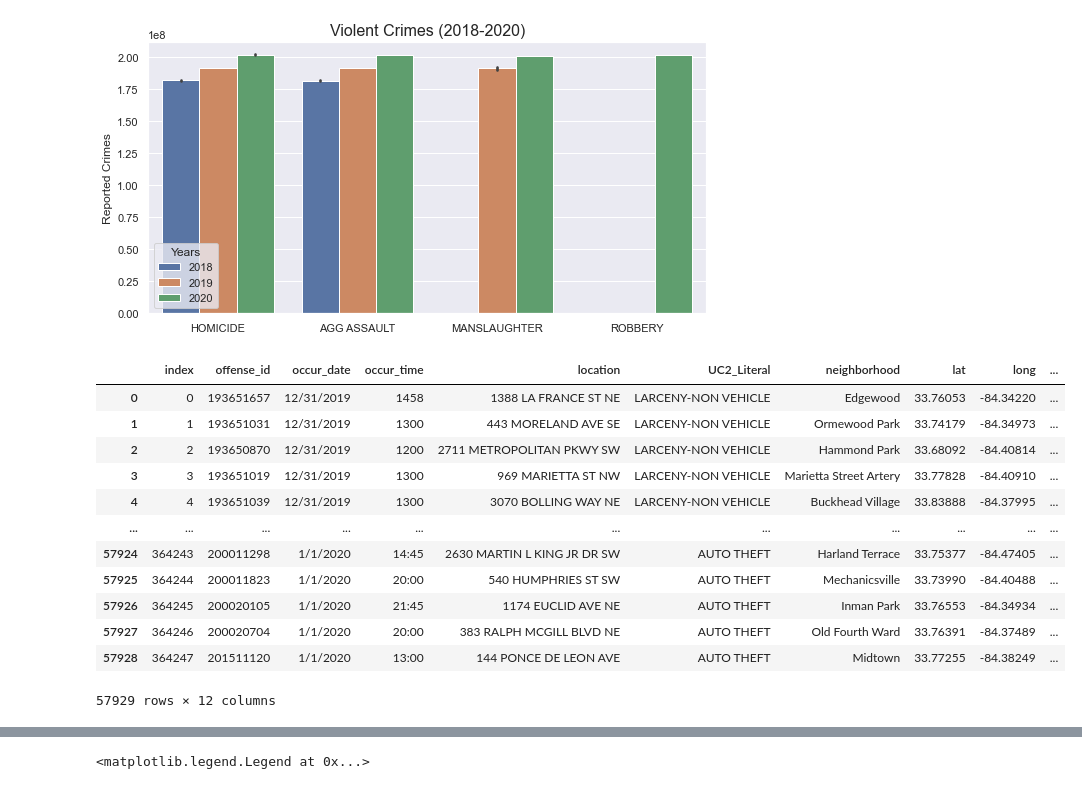
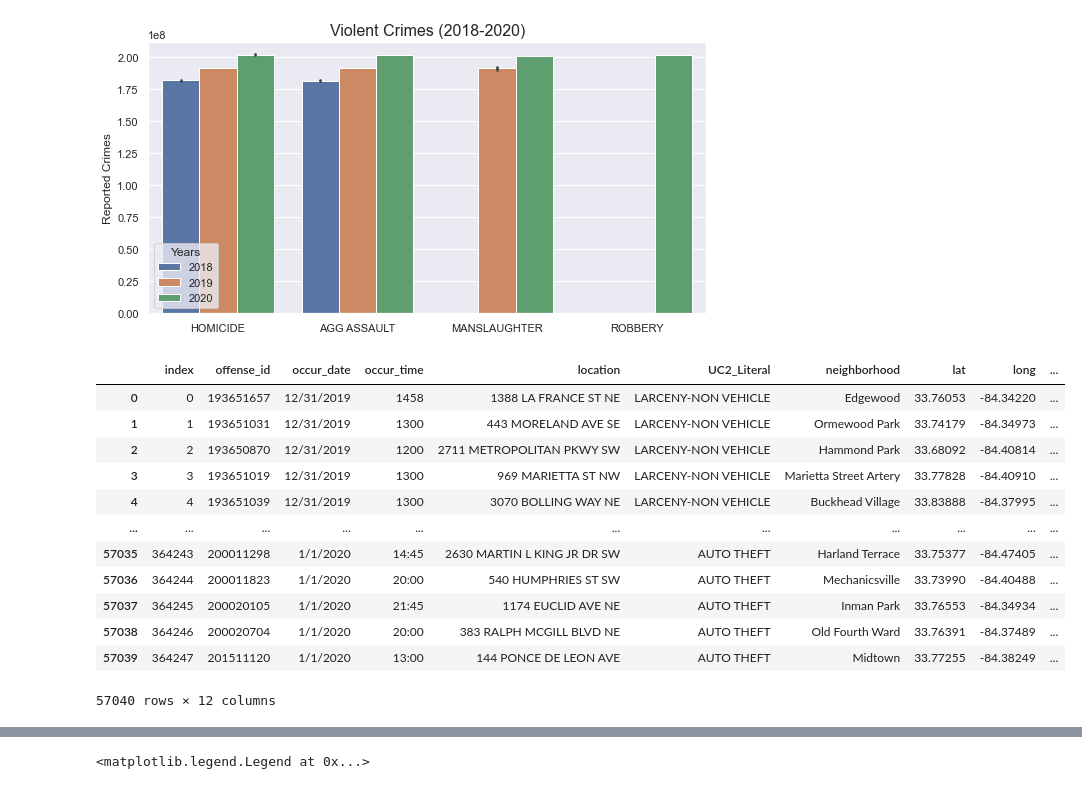
Before and after one commit to cayelsie/Crime-trends-in-Atlanta, a Jupyter notebook: JoeNewSeasons (2).ipynb, the cells around one changed output, grey strips where cells are left out. Saved outputs shown, nothing was run; the diff lists cells and outputs as text; code cells hidden in the pictures.

```diff
--- a/JoeNewSeasons (2).ipynb
+++ b/JoeNewSeasons (2).ipynb
@@ -422,28 +441,28 @@ plt.legend(title='Years')
 <matplotlib.legend.Legend at 0x...>
 [figure]
 # %%
-nonviolent_df = crime_consolidated_df.loc[(crime_df["UC2_Literal"]== "LARCENY-NON VEHICLE") | (crime_df["UC2_Literal"]== "ROBBERY") | (crime_df["UC2_Literal"]== "AUTO THEFT") | (crime_df["UC2_Literal"]== "BURGLARY") | (crime_df["UC2_Literal"]== "LARCENY-FROM VEHICLE") ]
+nonviolent_df = crime_consolidated_df.loc[(crime_df["UC2_Literal"]== "LARCENY-NON VEHICLE") | (crime_df["UC2_Literal"]== "AUTO THEFT") | (crime_df["UC2_Literal"]== "BURGLARY") | (crime_df["UC2_Literal"]== "LARCENY-FROM VEHICLE") ]
 nonviolent_df.head()
 
 nonviolent3_df = nonviolent_df.loc[(nonviolent_df["occur_year"]==2018) |(nonviolent_df["occur_year"]==2019)|(nonviolent_df["occur_year"]==2020)]
 nonviolent3_df
 
 nonviolent3_df_index = nonviolent3_df.reset_index()
 nonviolent3_df_index
 # %% [output]
 |  | index | offense_id | occur_date | occur_time | location | UC2_Literal | neighborhood | lat | long | ... |
 | 0 | 0 | 193651657 | 12/31/2019 | 1458 | 1388 LA FRANCE ST NE | LARCENY-NON VEHICLE | Edgewood | 33.76053 | -84.34220 | ... |
 | 1 | 1 | 193651031 | 12/31/2019 | 1300 | 443 MORELAND AVE SE | LARCENY-NON VEHICLE | Ormewood Park | 33.74179 | -84.34973 | ... |
 | 2 | 2 | 193650870 | 12/31/2019 | 1200 | 2711 METROPOLITAN PKWY SW | LARCENY-NON VEHICLE | Hammond Park | 33.68092 | -84.40814 | ... |
 | 3 | 3 | 193651019 | 12/31/2019 | 1300 | 969 MARIETTA ST NW | LARCENY-NON VEHICLE | Marietta Street Artery | 33.77828 | -84.40910 | ... |
 | 4 | 4 | 193651039 | 12/31/2019 | 1300 | 3070 BOLLING WAY NE | LARCENY-NON VEHICLE | Buckhead Village | 33.83888 | -84.37995 | ... |
 | ... | ... | ... | ... | ... | ... | ... | ... | ... | ... | ... |
-| 57924 | 364243 | 200011298 | 1/1/2020 | 14:45 | 2630 MARTIN L KING JR DR SW | AUTO THEFT | Harland Terrace | 33.75377 | -84.47405 | ... |
-| 57925 | 364244 | 200011823 | 1/1/2020 | 20:00 | 540 HUMPHRIES ST SW | AUTO THEFT | Mechanicsville | 33.73990 | -84.40488 | ... |
-| 57926 | 364245 | 200020105 | 1/1/2020 | 21:45 | 1174 EUCLID AVE NE | AUTO THEFT | Inman Park | 33.76553 | -84.34934 | ... |
-| 57927 | 364246 | 200020704 | 1/1/2020 | 20:00 | 383 RALPH MCGILL BLVD NE | AUTO THEFT | Old Fourth Ward | 33.76391 | -84.37489 | ... |
-| 57928 | 364247 | 201511120 | 1/1/2020 | 13:00 | 144 PONCE DE LEON AVE | AUTO THEFT | Midtown | 33.77255 | -84.38249 | ... |
+| 57035 | 364243 | 200011298 | 1/1/2020 | 14:45 | 2630 MARTIN L KING JR DR SW | AUTO THEFT | Harland Terrace | 33.75377 | -84.47405 | ... |
+| 57036 | 364244 | 200011823 | 1/1/2020 | 20:00 | 540 HUMPHRIES ST SW | AUTO THEFT | Mechanicsville | 33.73990 | -84.40488 | ... |
+| 57037 | 364245 | 200020105 | 1/1/2020 | 21:45 | 1174 EUCLID AVE NE | AUTO THEFT | Inman Park | 33.76553 | -84.34934 | ... |
+| 57038 | 364246 | 200020704 | 1/1/2020 | 20:00 | 383 RALPH MCGILL BLVD NE | AUTO THEFT | Old Fourth Ward | 33.76391 | -84.37489 | ... |
+| 57039 | 364247 | 201511120 | 1/1/2020 | 13:00 | 144 PONCE DE LEON AVE | AUTO THEFT | Midtown | 33.77255 | -84.38249 | ... |
-57929 rows × 12 columns
+57040 rows × 12 columns
 # %%
 plt.figure(figsize=(10,5))
 
```
Also changed, not shown: parts of 3 cells of this notebook.
